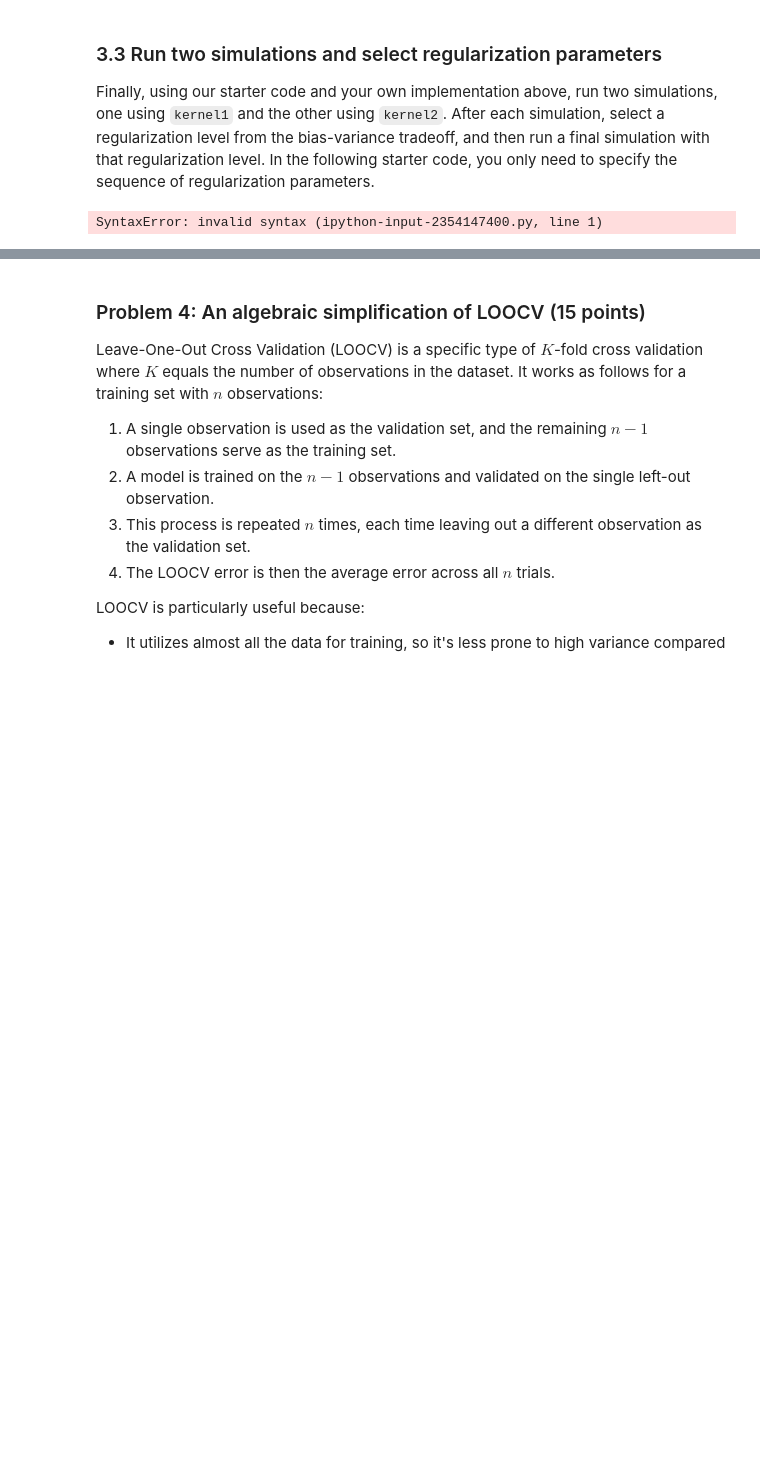
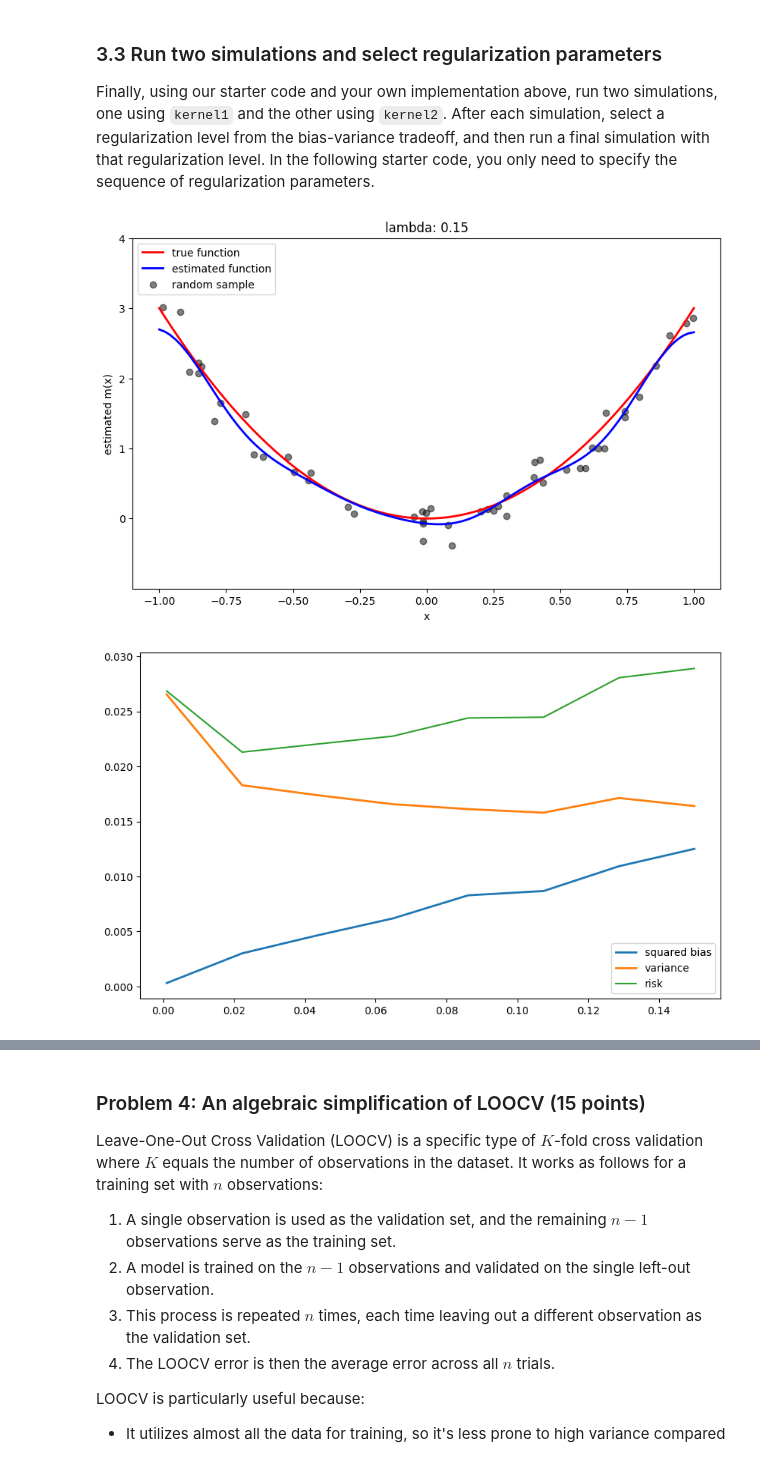
Before and after one commit to ml3267/s-ds3650, a Jupyter notebook: assignments/assn1/assn1.ipynb, the cells around one changed output, grey strips where cells are left out. Cells and saved outputs as stored; diff of their text form; code cells hidden in the pictures; blank space fills up the shorter version.

```diff
--- a/assignments/assn1/assn1.ipynb
+++ b/assignments/assn1/assn1.ipynb
@@ -291,17 +291,33 @@ def mercer_kernel_regress(kernel, X, y, x, lmbda):
     # based on the representer theorem we combine the penalty
     # sum of (Yi - m(xi))^2 + lambda * penalty(m)
     # with our derivation from above
-    gram_matrix = kernel(X, X)
-    alphas =
+
+    gram_matrix = np.zeros((len(X), len(X))).reshape(len(X), len(X))
+    for i in range(len(X)):
+        for j in range(len(X)):
+            gram_matrix[i, j] = kernel(X[i], X[j])
+
+    alphas = np.linalg.inv(gram_matrix + lmbda * np.identity(len(X))).dot(y)
+
+    # mhat is the vector of predicted output values, where i indicates the ith point we evaluate on
+    mhat = []
+    for i in range(len(x)):
+      placeholder = 0
+      for j in range(len(X)): # j here represents the number of X in the training set
+        placeholder += alphas[j] * kernel(X[j], x[i])
+
+      mhat.append(placeholder)
+
+    return np.array(mhat)
 
 
 # gaussian kernel
-def kernel1(X,x):
+def kernel1(x,y):
     # your implementation here
-    h = 2
-    dist_sq = np.sum((x - y)**2)
-    return np.exp(-dist_sq / (2 * h**2))
+    h = 0.25
+    return np.exp(-((x - y) ** 2) / (2 * h**2))
 
 def kernel2(x,y):
     # your implementation here
-    _
+    h = 1
+    return np.exp(-((x - y) ** 2) / (2 * h**2))
@@ -314,8 +328,9 @@ Finally, using our starter code and your own implementation above, run two simul
 using `kernel1` and the other using `kernel2`. After each simulation, select a regularization level from the bias-variance tradeoff, and then run a final simulation with that regularization level. In the following
 starter code, you only need to specify the sequence of regularization parameters.
 # %%
-lmbdas = # define your sequence of lambdas
+lmbdas = np.linspace(0.001, 0.15, 8) # define your sequence of lambdas
 run_simulation(kernel1, lmbdas)
 # %% [output]
-SyntaxError: invalid syntax (ipython-input-2354147400.py, line 1)
+[figure, added]
+[figure, added]
 # %%
```
Also changed, not shown: parts of 5 cells of this notebook.
